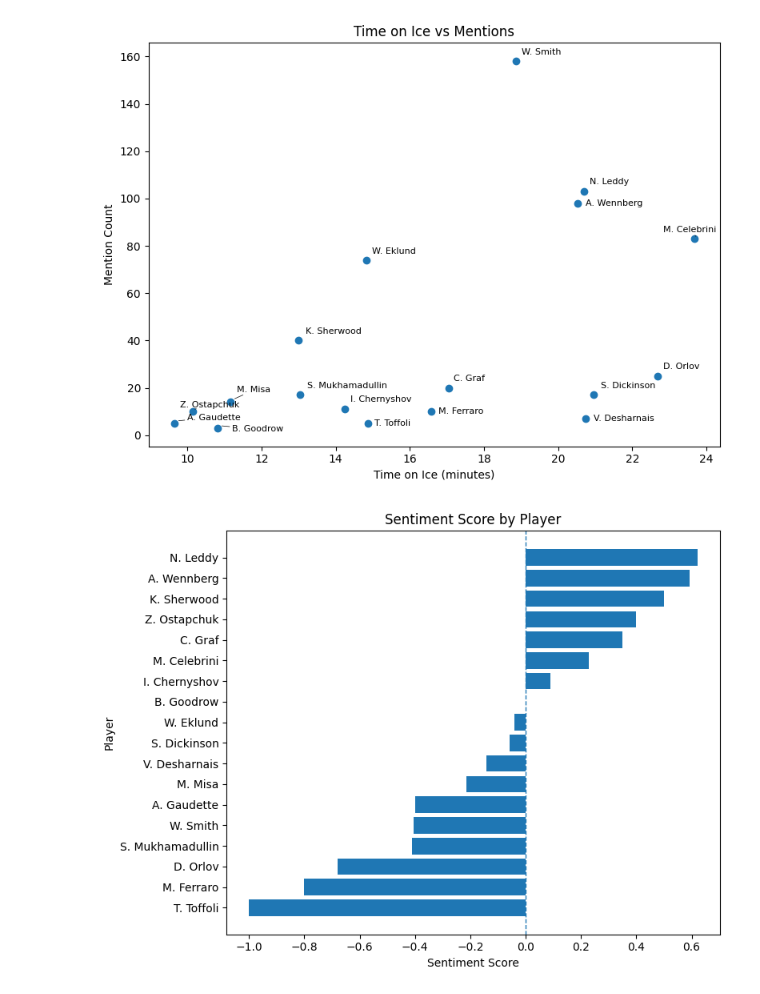
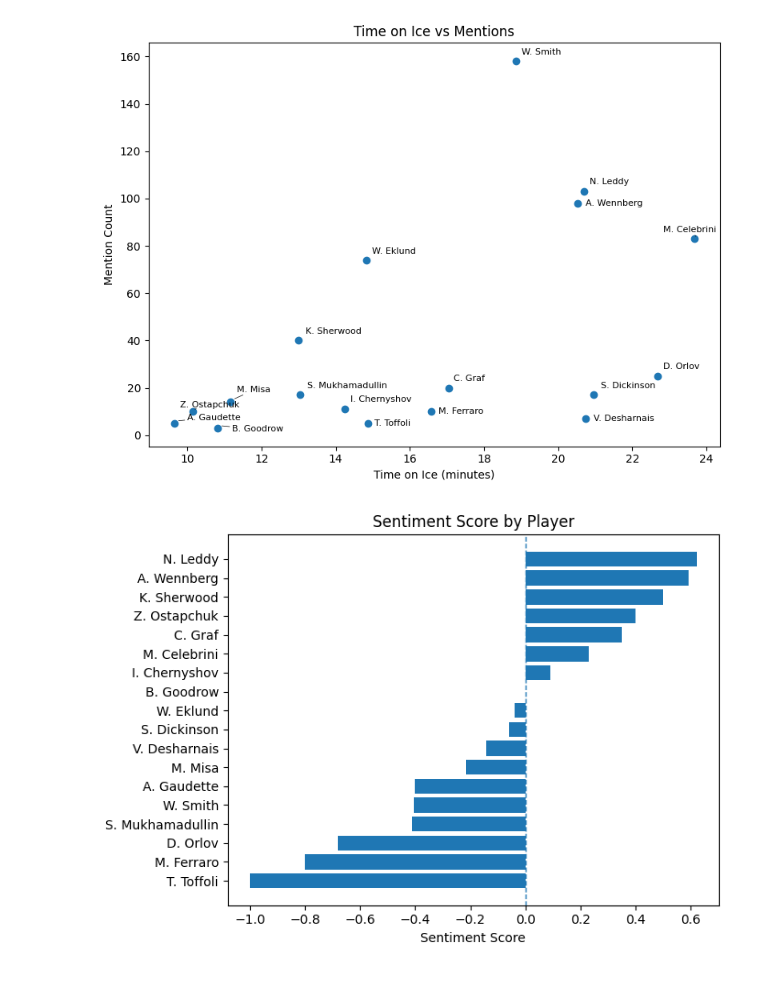
Before and after one commit to ekusnadi/hockey-player-sentiment-analysis, a Jupyter notebook: hockey_sentiment_pipeline.ipynb, the cells around one changed output. Saved outputs shown, nothing was run; the diff lists cells and outputs as text; code cells hidden in the pictures.

Commit message:
Modify analysis plot size

```diff
--- a/hockey_sentiment_pipeline.ipynb
+++ b/hockey_sentiment_pipeline.ipynb
@@ -441,17 +441,17 @@ plt.show()
 # %%
 plot_df = merged.sort_values("sentiment_score")
 
-plt.figure(figsize=(8, 6))
+plt.figure(figsize=(7, 5))
 plt.barh(plot_df["player"], plot_df["sentiment_score"])
 plt.axvline(0, linestyle="--", linewidth=1)
 
 plt.xlabel("Sentiment Score")
-plt.ylabel("Player")
+plt.ylabel(None)
 plt.title("Sentiment Score by Player")
 plt.tight_layout()
 plt.show()
 # %% [output]
-[figure, old version]
+[figure, new version]
 # %%
 plot_df = merged.sort_values("mentions")
 
```
Also changed, not shown: parts of 2 cells of this notebook, 3 other files.
